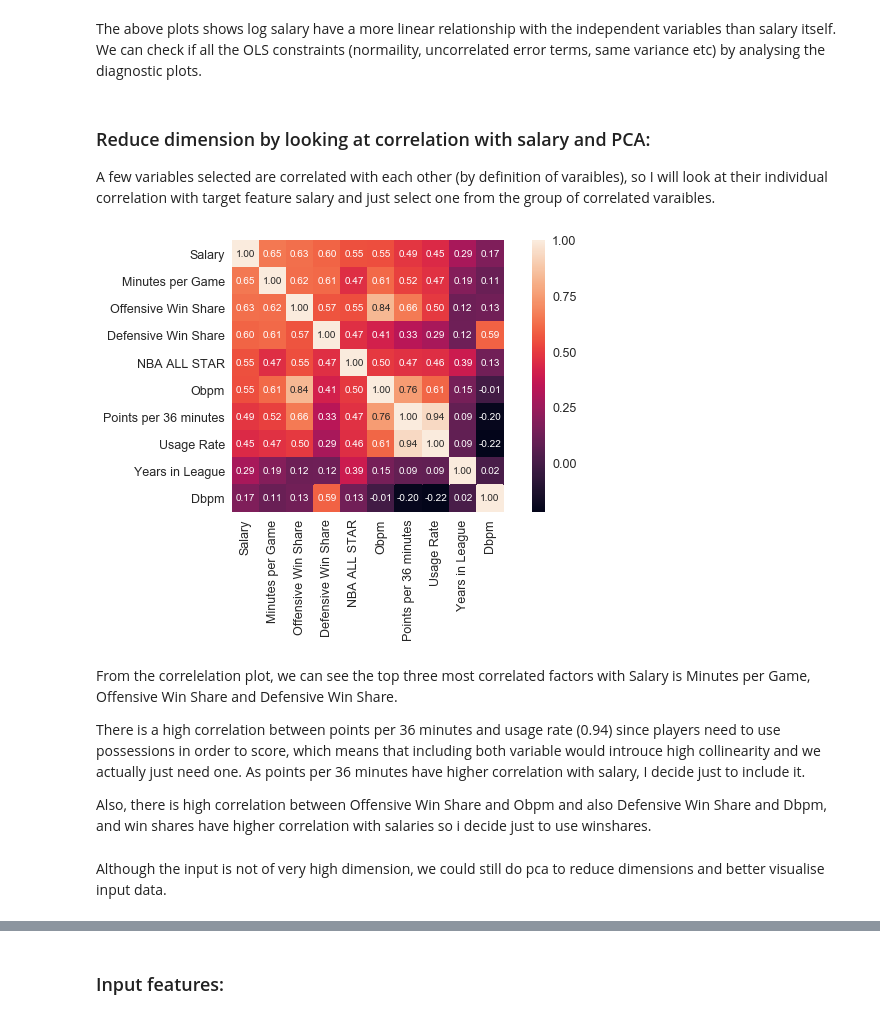
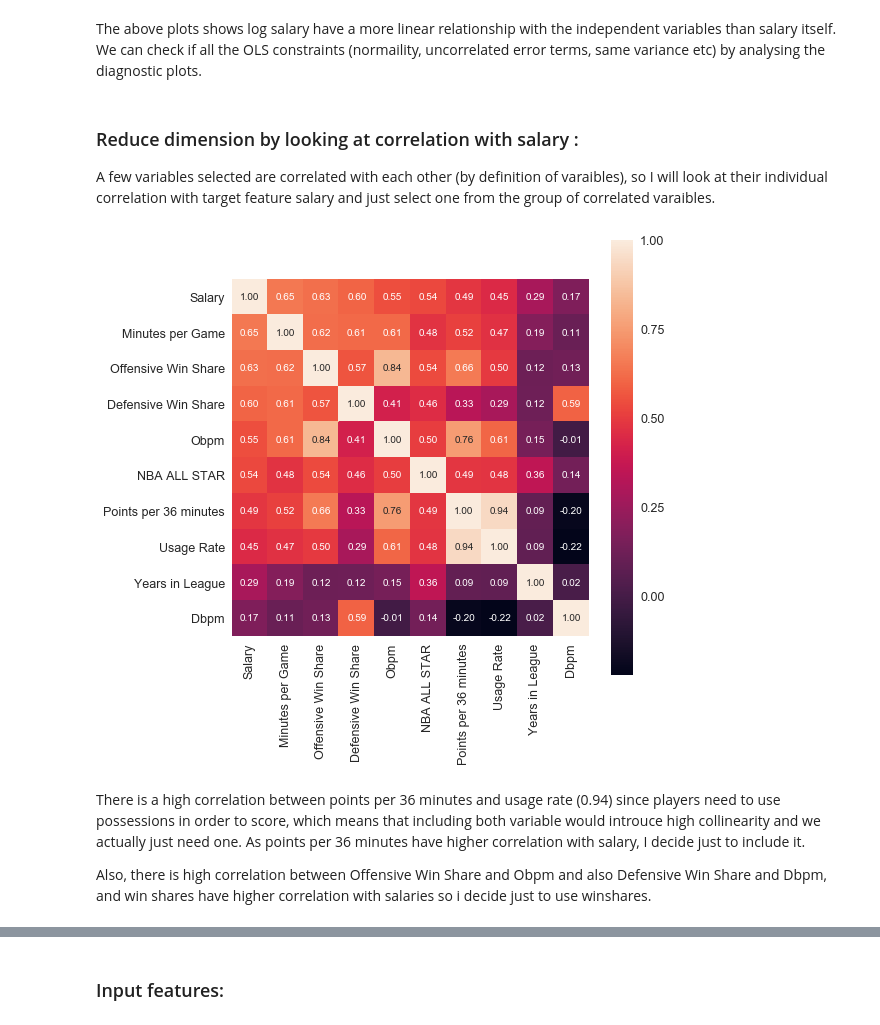
Before and after one commit to qiangha/nba_salary_analysis, a Jupyter notebook: nba_salary_analysis.ipynb, the cells around one changed output, grey strips where cells are left out. Saved outputs shown, nothing was run; the diff lists cells and outputs as text; code cells hidden in the pictures.

```diff
--- a/nba_salary_analysis.ipynb
+++ b/nba_salary_analysis.ipynb
@@ -280,24 +280,23 @@ plt.show()
 # %% [markdown]
 The above plots shows log salary have a more linear relationship with the independent variables than salary itself. We can check if all the OLS constraints (normaility, uncorrelated error terms, same variance etc) by analysing the diagnostic plots.
 # %% [markdown]
-### Reduce dimension by looking at correlation with salary and PCA:
+### Reduce dimension by looking at correlation with salary :
 
 A few variables selected are correlated with each other (by definition of varaibles), so I will look at their individual correlation with target feature salary and just select one from the group of  correlated varaibles.
 # %%
 #drop player name
-df=df.drop(['Player_name'],axis=1)
+plt.figure(figsize=(8,8))
+#df=df.drop(['Player_name'],axis=1)
 corr=df.corr()
 k = 11 #number of variables for heatmap
 cols = corr.nlargest(k, 'Salary')['Salary'].index
 cm = np.corrcoef(df[cols].values.T)
 sns.set(font_scale=1.25)
 hm = sns.heatmap(cm, cbar=True, annot=True, square=True, fmt='.2f', annot_kws={'size': 10}, yticklabels=cols.values, xticklabels=cols.values)
 plt.show()
 # %% [output]
-[figure, old version]
+[figure, new version]
 # %% [markdown]
-From the correlelation plot, we can see the top three most correlated factors with Salary is Minutes per Game, Offensive Win Share and Defensive Win Share.
-
 There is a high correlation between points per 36 minutes and usage rate (0.94) since players need to use possessions in order to score, which means that including both variable would introuce high collinearity and we actually just need one. As points per 36 minutes have higher correlation with salary, I decide just to include it.
 
 Also, there is high correlation between Offensive Win Share and Obpm and also Defensive Win Share and Dbpm, and win shares have higher correlation with salaries so i decide just to use winshares.
@@ -305,5 +304,3 @@ Also, there is high correlation between Offensive Win Share and Obpm and also De
 #drop duplicated features
 
 df=df.drop(['Usage Rate','Obpm','Dbpm'],axis=1)
-# %% [markdown]
-Although the input is not of very high dimension, we could still do pca to reduce dimensions and better visualise input data.
```
Also changed, not shown: parts of 57 cells of this notebook.
